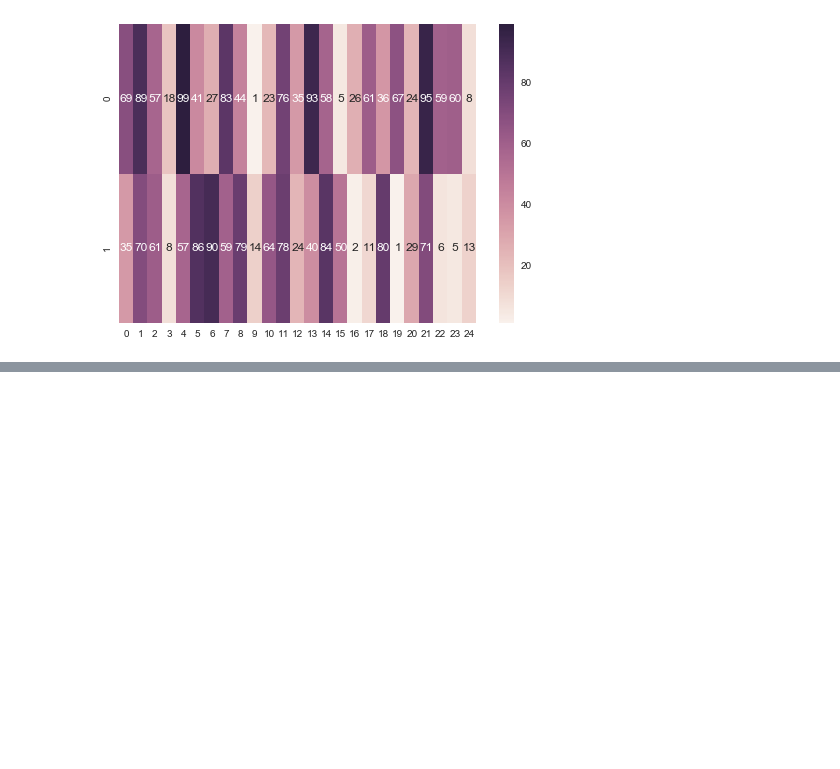
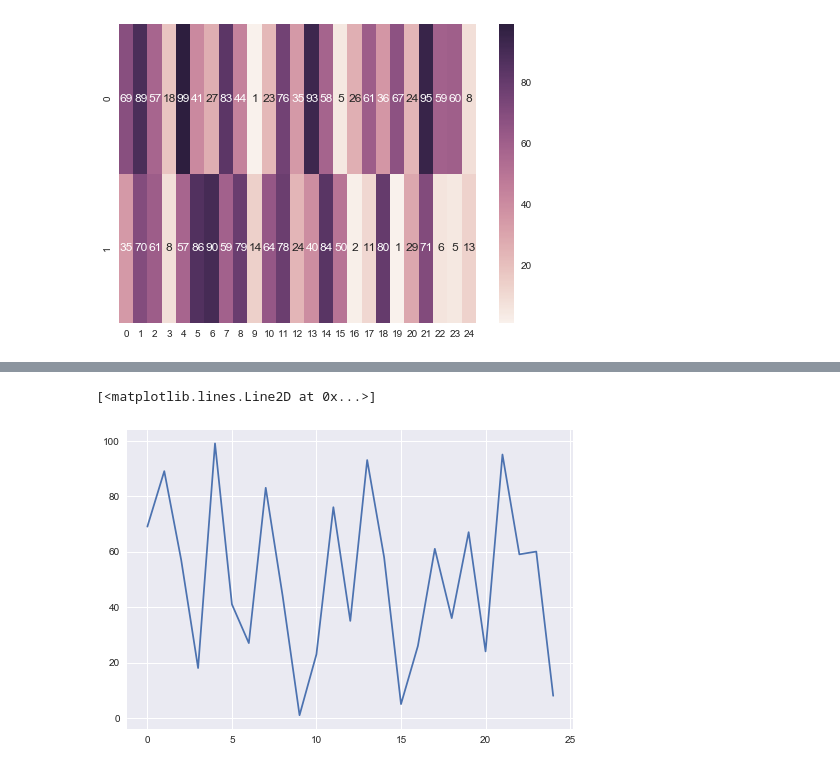
Before and after one commit to mondayn/py, a Jupyter notebook: seaborn.ipynb, the cells around one changed output, grey strips where cells are left out. Drawn from its saved outputs; the diff is of its cells as text; code cells hidden in the pictures; blank space fills up the shorter version.

```diff
--- a/seaborn.ipynb
+++ b/seaborn.ipynb
@@ -58,0 +64,5 @@ sns.heatmap([df.y, df.x], annot=True, fmt="d")
+# %%
+plt.plot(df.y)
+# %% [output]
+[<matplotlib.lines.Line2D at 0x...>]
+[figure, added]
```
Also changed, not shown: parts of 1 cell of this notebook, 3 other files.
